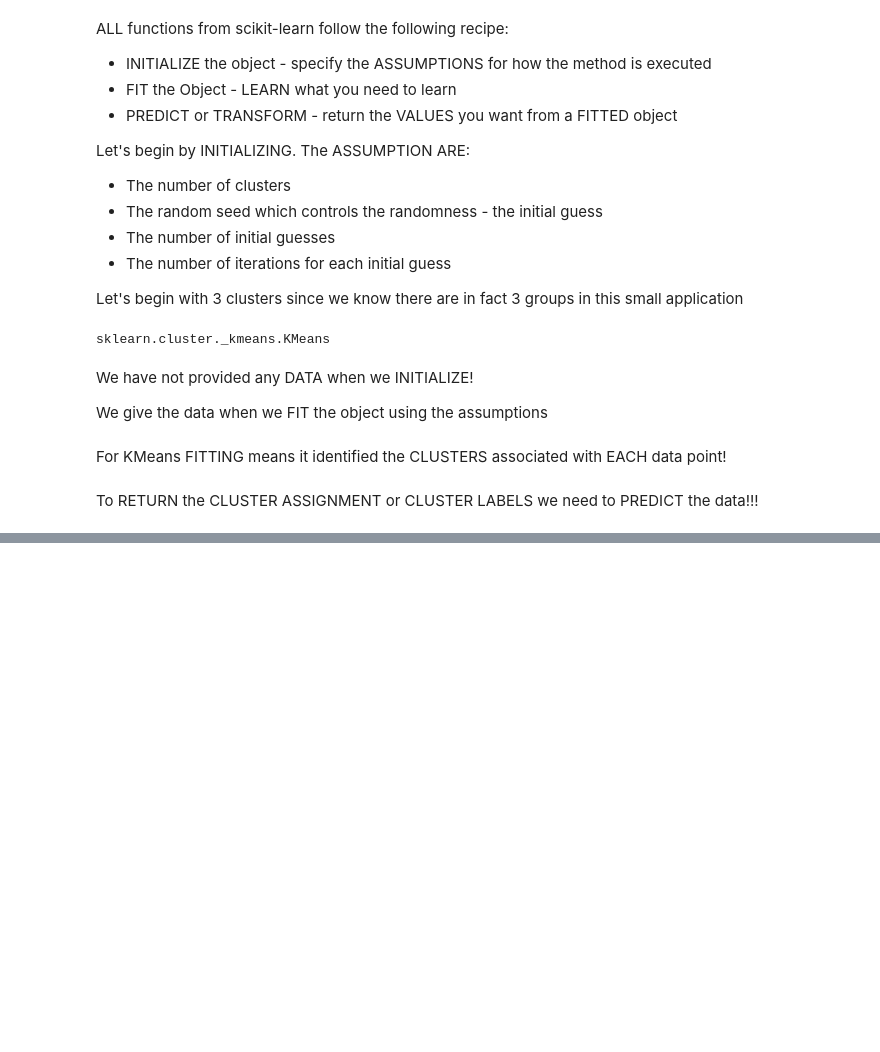
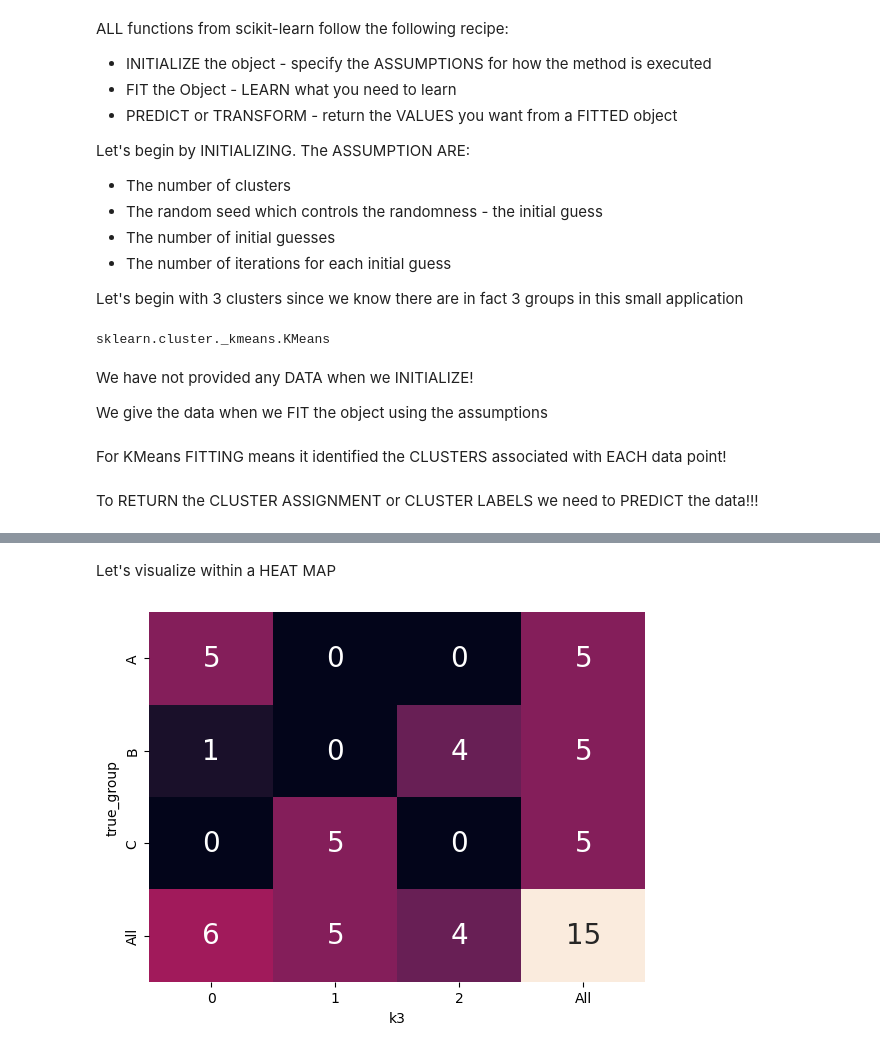
Before and after one commit to johnskpaulxqe/data-science, a Jupyter notebook: courses/CMPINF2100/publish/compinf2100_project/week_08/week_08_kmeans_1.ipynb, the cells around one changed output, grey strips where cells are left out. Drawn from its saved outputs; the diff is of its cells as text; code cells hidden in the pictures; blank space fills up the shorter version.

```diff
--- a/courses/CMPINF2100/publish/compinf2100_project/week_08/week_08_kmeans_1.ipynb
+++ b/courses/CMPINF2100/publish/compinf2100_project/week_08/week_08_kmeans_1.ipynb
@@ -151,0 +329,12 @@ To RETURN the CLUSTER ASSIGNMENT or CLUSTER LABELS we need to PREDICT the data!!
+# %% [markdown]
+Let's visualize within a HEAT MAP
+# %%
+fig, ax = plt.subplots()
+
+sns.heatmap( data = pd.crosstab(df_copy.true_group, df_copy.k3, margins=True),
+            annot=True, annot_kws={'fontsize': 20},
+            cbar=False,
+            ax=ax)
+plt.show()
+# %% [output]
+[figure, added]
```
Also changed, not shown: parts of 53 cells of this notebook, 1 other file.
